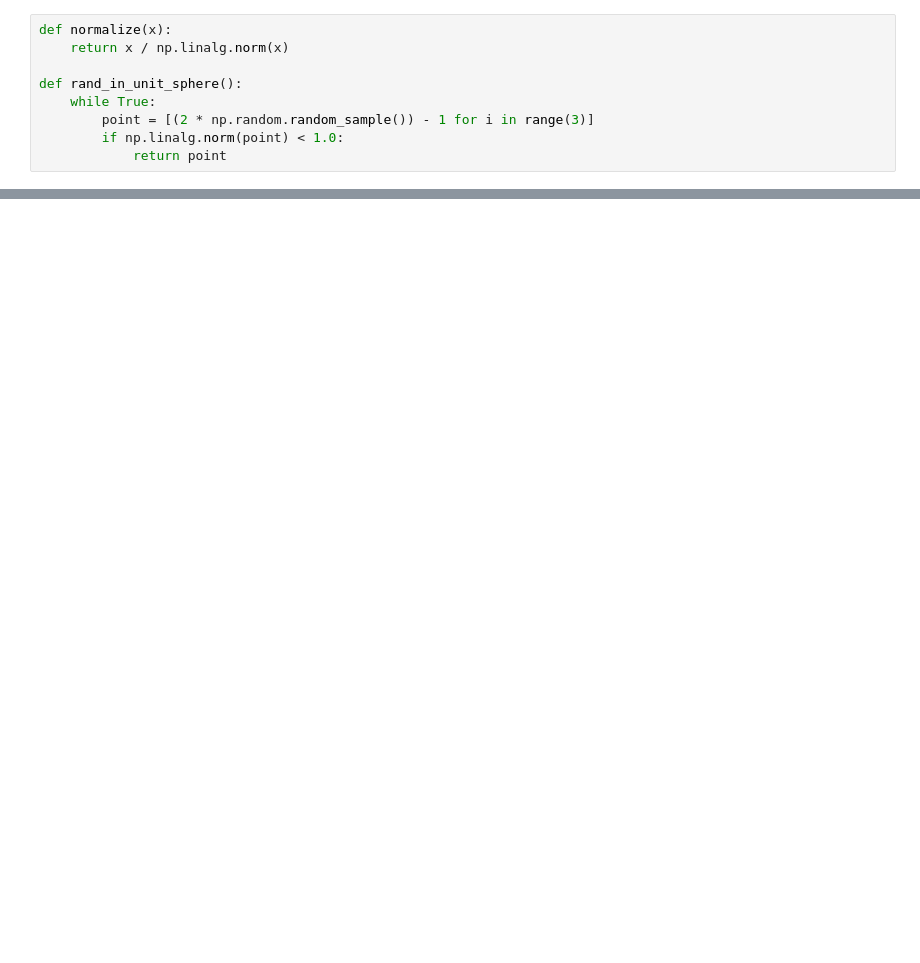
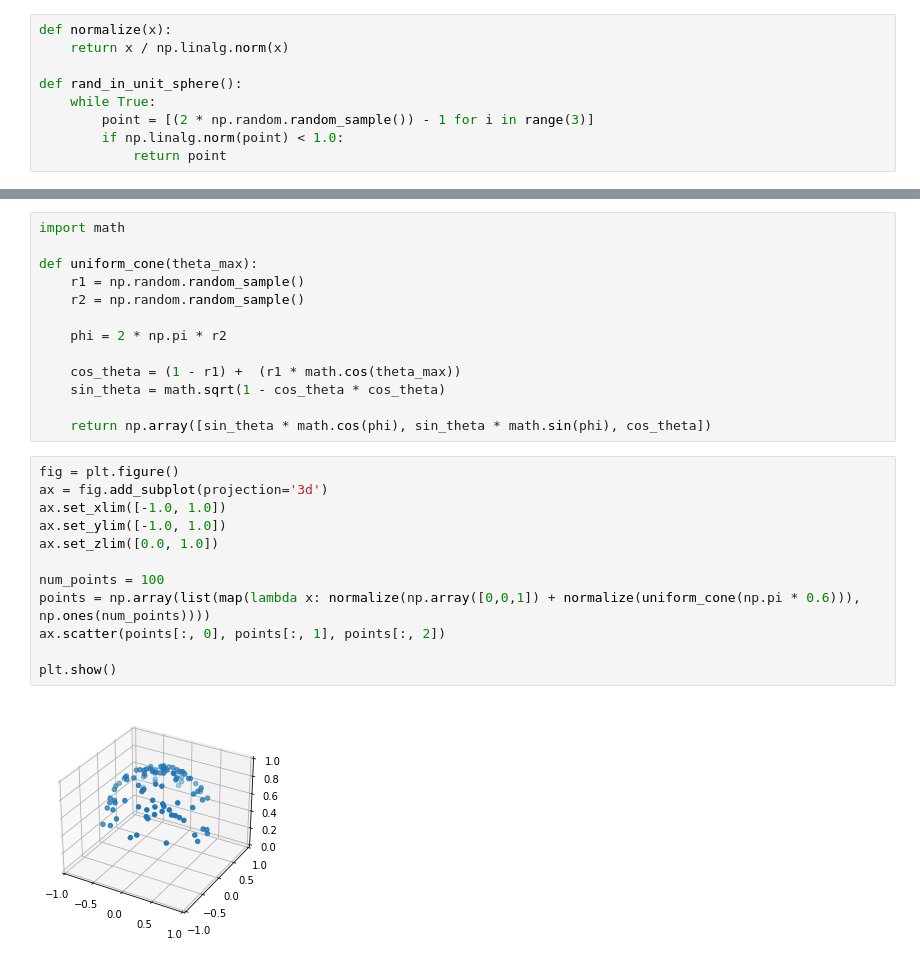
Before and after one commit to CampbellOwen/RayTracing, a Jupyter notebook: python scratchpad/Untitled.ipynb, the cells around one changed output, grey strips where cells are left out. Drawn from its saved outputs; the diff is of its cells as text; blank space fills up the shorter version.

```diff
--- a/python scratchpad/Untitled.ipynb
+++ b/python scratchpad/Untitled.ipynb
@@ -560,0 +557,27 @@ ax.scatter(points[:, 0], points[:, 1], points[:, 2])
+# %%
+import math
+
+def uniform_cone(theta_max):
+    r1 = np.random.random_sample()
+    r2 = np.random.random_sample()
+
+    phi = 2 * np.pi * r2
+
+    cos_theta = (1 - r1) +  (r1 * math.cos(theta_max))
+    sin_theta = math.sqrt(1 - cos_theta * cos_theta)
+
+    return np.array([sin_theta * math.cos(phi), sin_theta * math.sin(phi), cos_theta])
+# %%
+fig = plt.figure()
+ax = fig.add_subplot(projection='3d')
+ax.set_xlim([-1.0, 1.0])
+ax.set_ylim([-1.0, 1.0])
+ax.set_zlim([0.0, 1.0])
+
+num_points = 100
+points = np.array(list(map(lambda x: normalize(np.array([0,0,1]) + normalize(uniform_cone(np.pi * 0.6))), np.ones(num_points))))
+ax.scatter(points[:, 0], points[:, 1], points[:, 2])
+
+plt.show()
+# %% [output]
+[figure, added]
```
Also changed, not shown: parts of 4 cells of this notebook, 4 other files.
